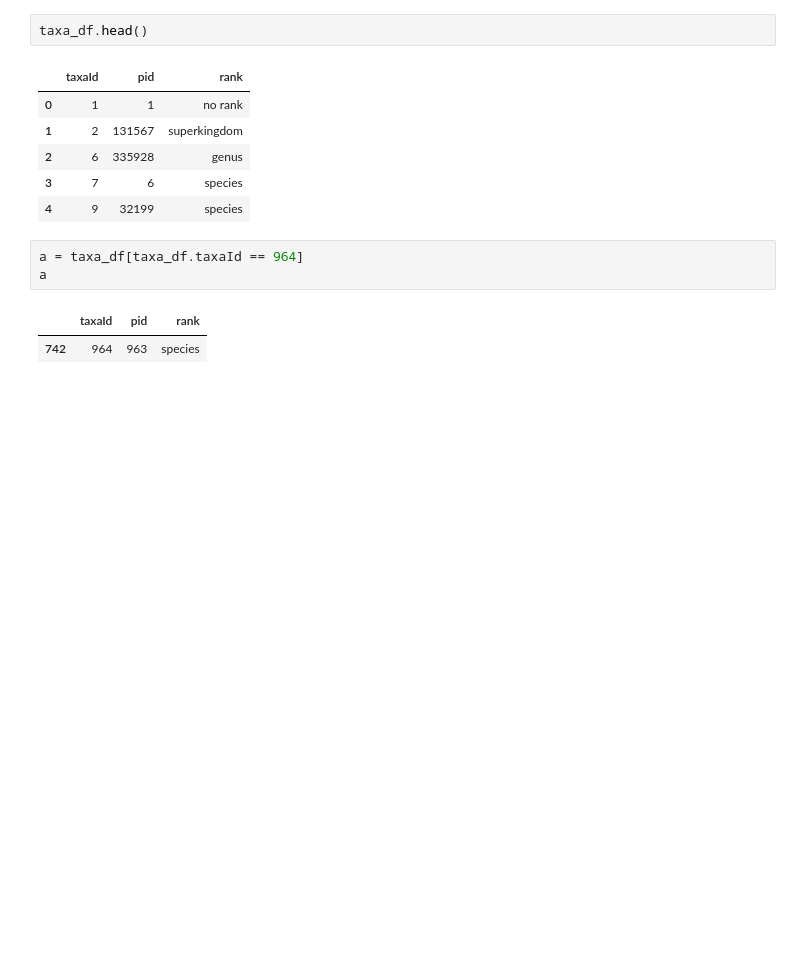
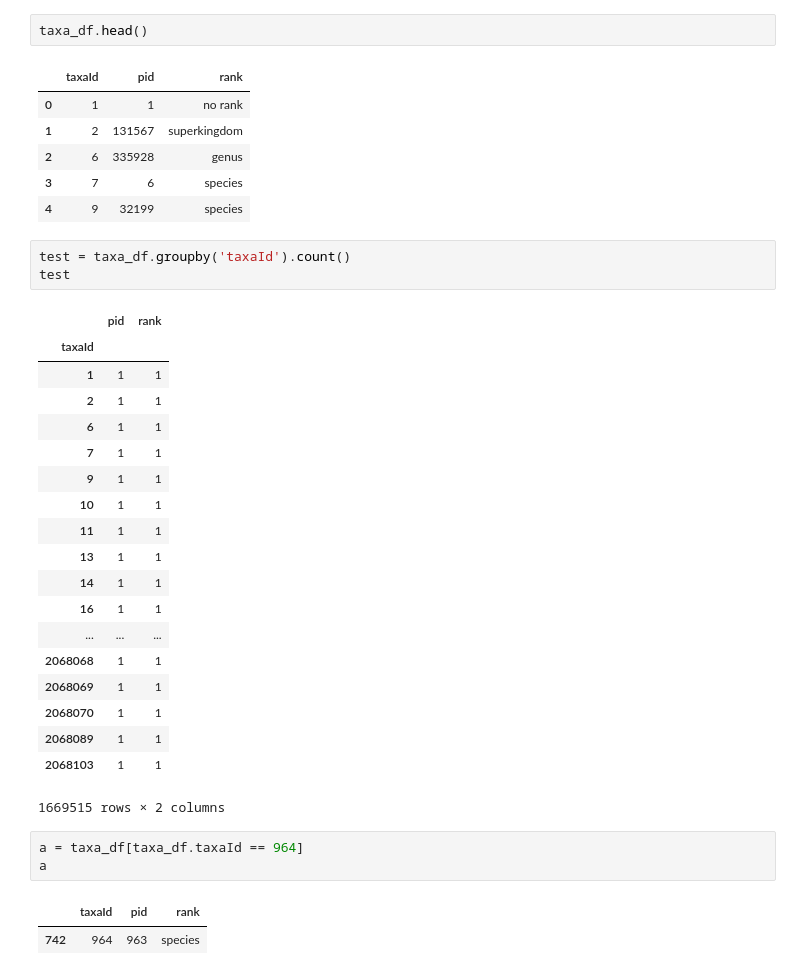
Before and after one commit to fataltes/quickNBs, a Jupyter notebook: pufferfish-krakmap.ipynb, the cells around one changed output. Drawn from its saved outputs; the diff is of its cells as text; blank space fills up the shorter version.

```diff
--- a/pufferfish-krakmap.ipynb
+++ b/pufferfish-krakmap.ipynb
@@ -43,6 +47,29 @@ taxa_df.head()
 | 2 | 6 | 335928 | genus |
 | 3 | 7 | 6 | species |
 | 4 | 9 | 32199 | species |
+# %%
+test = taxa_df.groupby('taxaId').count()
+test
+# %% [output]
+|  | pid | rank |
+| taxaId |  |  |
+| 1 | 1 | 1 |
+| 2 | 1 | 1 |
+| 6 | 1 | 1 |
+| 7 | 1 | 1 |
+| 9 | 1 | 1 |
+| 10 | 1 | 1 |
+| 11 | 1 | 1 |
+| 13 | 1 | 1 |
+| 14 | 1 | 1 |
+| 16 | 1 | 1 |
+| ... | ... | ... |
+| 2068068 | 1 | 1 |
+| 2068069 | 1 | 1 |
+| 2068070 | 1 | 1 |
+| 2068089 | 1 | 1 |
+| 2068103 | 1 | 1 |
+1669515 rows × 2 columns
 # %%
 a = taxa_df[taxa_df.taxaId == 964]
 a
```
Also changed, not shown: parts of 22 cells of this notebook, 1 other file.
